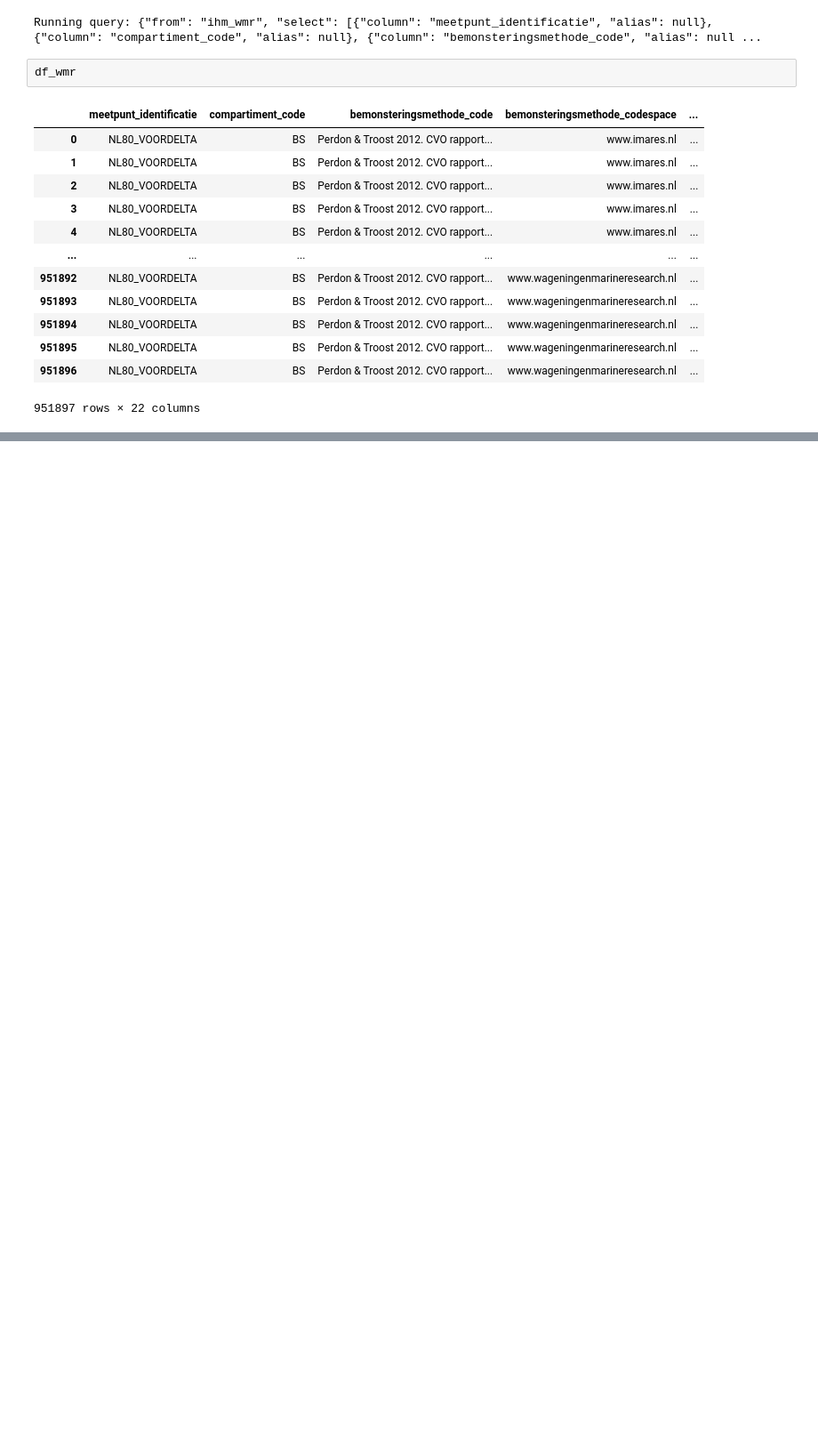
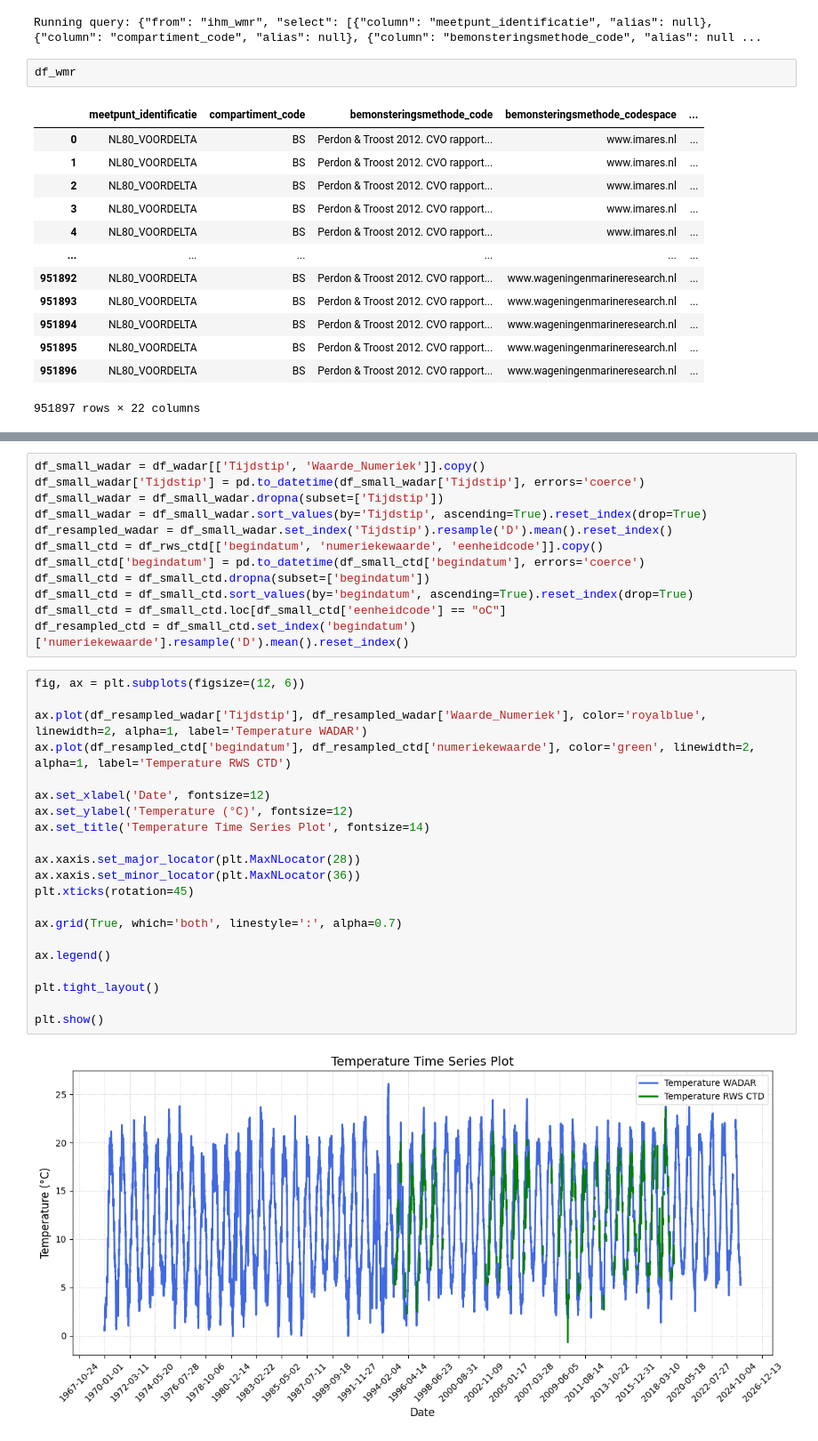
Before and after one commit to maris-development/beacon-poc-rws, a Jupyter notebook: IHM_beacon.ipynb, the cells around one changed output, grey strips where cells are left out. Shown at 89% size. Drawn from its saved outputs; the diff is of its cells as text; blank space fills up the shorter version.

```diff
--- a/IHM_beacon.ipynb
+++ b/IHM_beacon.ipynb
@@ -423,0 +491,35 @@ df_wmr
+# %%
+df_small_wadar = df_wadar[['Tijdstip', 'Waarde_Numeriek']].copy()
+df_small_wadar['Tijdstip'] = pd.to_datetime(df_small_wadar['Tijdstip'], errors='coerce')
+df_small_wadar = df_small_wadar.dropna(subset=['Tijdstip'])
+df_small_wadar = df_small_wadar.sort_values(by='Tijdstip', ascending=True).reset_index(drop=True)
+df_resampled_wadar = df_small_wadar.set_index('Tijdstip').resample('D').mean().reset_index()
+df_small_ctd = df_rws_ctd[['begindatum', 'numeriekewaarde', 'eenheidcode']].copy()
+df_small_ctd['begindatum'] = pd.to_datetime(df_small_ctd['begindatum'], errors='coerce')
+df_small_ctd = df_small_ctd.dropna(subset=['begindatum'])
+df_small_ctd = df_small_ctd.sort_values(by='begindatum', ascending=True).reset_index(drop=True)
+df_small_ctd = df_small_ctd.loc[df_small_ctd['eenheidcode'] == "oC"]
+df_resampled_ctd = df_small_ctd.set_index('begindatum')['numeriekewaarde'].resample('D').mean().reset_index()
+# %%
+fig, ax = plt.subplots(figsize=(12, 6))
+
+ax.plot(df_resampled_wadar['Tijdstip'], df_resampled_wadar['Waarde_Numeriek'], color='royalblue', linewidth=2, alpha=1, label='Temperature WADAR')
+ax.plot(df_resampled_ctd['begindatum'], df_resampled_ctd['numeriekewaarde'], color='green', linewidth=2, alpha=1, label='Temperature RWS CTD')
+
+ax.set_xlabel('Date', fontsize=12)
+ax.set_ylabel('Temperature (°C)', fontsize=12)
+ax.set_title('Temperature Time Series Plot', fontsize=14)
+
+ax.xaxis.set_major_locator(plt.MaxNLocator(28))
+ax.xaxis.set_minor_locator(plt.MaxNLocator(36))
+plt.xticks(rotation=45)
+
+ax.grid(True, which='both', linestyle=':', alpha=0.7)
+
+ax.legend()
+
+plt.tight_layout()
+
+plt.show()
+# %% [output]
+[figure, added]
```
Also changed, not shown: parts of 8 cells of this notebook.
